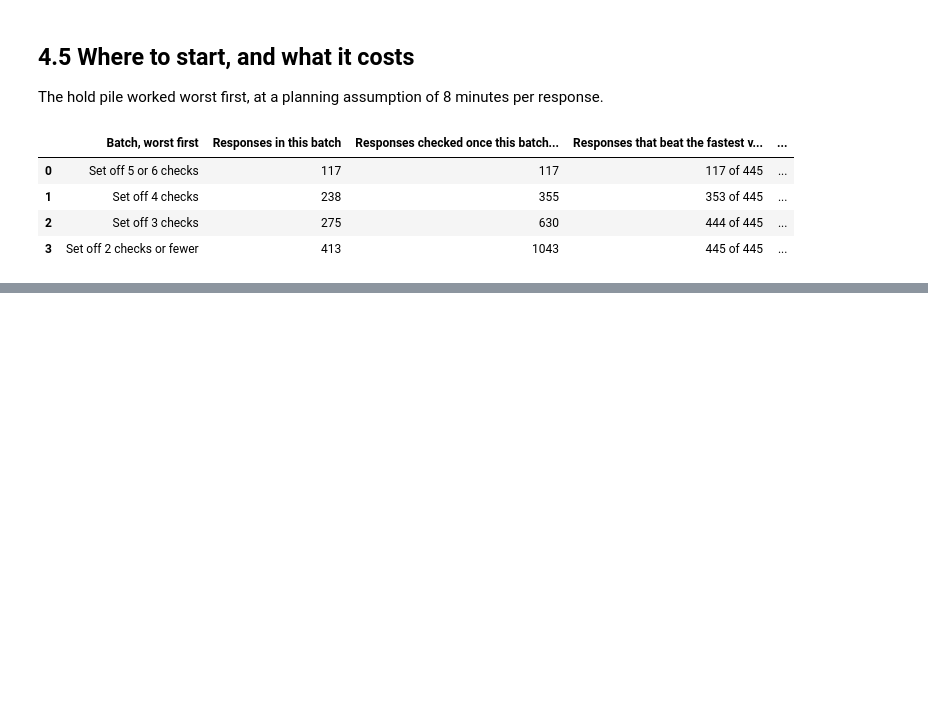
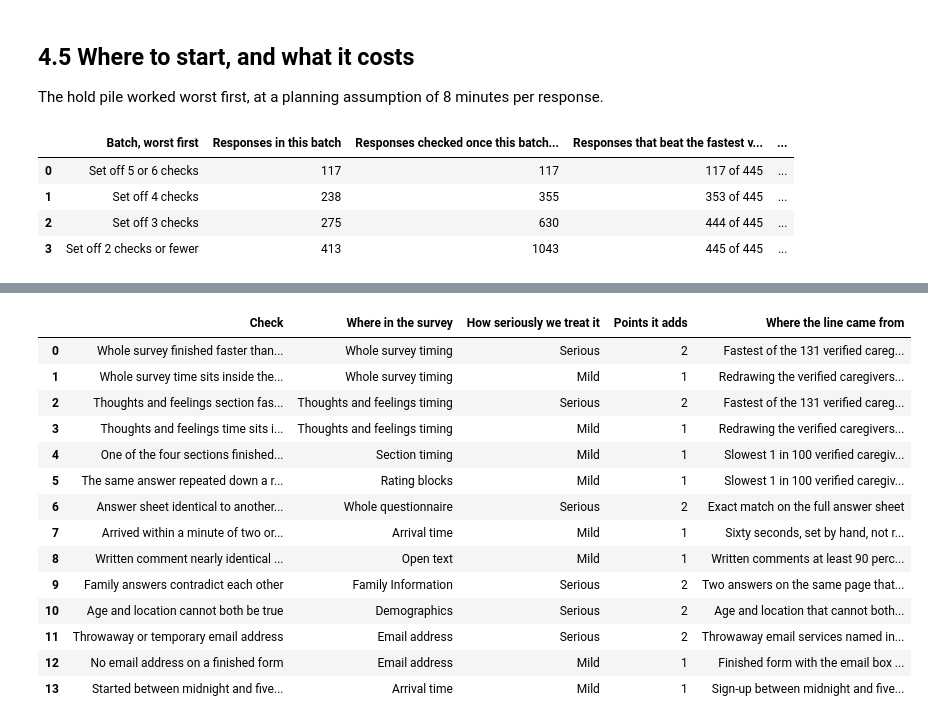
Before and after one commit to namo507/esd-redcap-metadata-watcher, a Jupyter notebook: projects/caregiver-cluster-analysis/bot_analysis.ipynb, the cells around one changed output, grey strips where cells are left out. Saved outputs shown, nothing was run; the diff lists cells and outputs as text; code cells hidden in the pictures; blank space fills up the shorter version.

```diff
--- a/projects/caregiver-cluster-analysis/bot_analysis.ipynb
+++ b/projects/caregiver-cluster-analysis/bot_analysis.ipynb
@@ -533,0 +571,19 @@ Workbook written: ESD_Bot_Analysis_Simple_Summary.xlsx
+# %%
+risk_table = ba.build_risk_table(output_dir, cache_dir, project_dir)
+display(ba.build_check_weight_table())
+# %% [output]
+|  | Check | Where in the survey | How seriously we treat it | Points it adds | Where the line came from |
+| 0 | Whole survey finished faster than... | Whole survey timing | Serious | 2 | Fastest of the 131 verified careg... |
+| 1 | Whole survey time sits inside the... | Whole survey timing | Mild | 1 | Redrawing the verified caregivers... |
+| 2 | Thoughts and feelings section fas... | Thoughts and feelings timing | Serious | 2 | Fastest of the 131 verified careg... |
+| 3 | Thoughts and feelings time sits i... | Thoughts and feelings timing | Mild | 1 | Redrawing the verified caregivers... |
+| 4 | One of the four sections finished... | Section timing | Mild | 1 | Slowest 1 in 100 verified caregiv... |
+| 5 | The same answer repeated down a r... | Rating blocks | Mild | 1 | Slowest 1 in 100 verified caregiv... |
+| 6 | Answer sheet identical to another... | Whole questionnaire | Serious | 2 | Exact match on the full answer sheet |
+| 7 | Arrived within a minute of two or... | Arrival time | Mild | 1 | Sixty seconds, set by hand, not r... |
+| 8 | Written comment nearly identical ... | Open text | Mild | 1 | Written comments at least 90 perc... |
+| 9 | Family answers contradict each other | Family Information | Serious | 2 | Two answers on the same page that... |
+| 10 | Age and location cannot both be true | Demographics | Serious | 2 | Age and location that cannot both... |
+| 11 | Throwaway or temporary email address | Email address | Serious | 2 | Throwaway email services named in... |
+| 12 | No email address on a finished form | Email address | Mild | 1 | Finished form with the email box ... |
+| 13 | Started between midnight and five... | Arrival time | Mild | 1 | Sign-up between midnight and five... |
```
Also changed, not shown: parts of 53 cells of this notebook, 2 other files.
